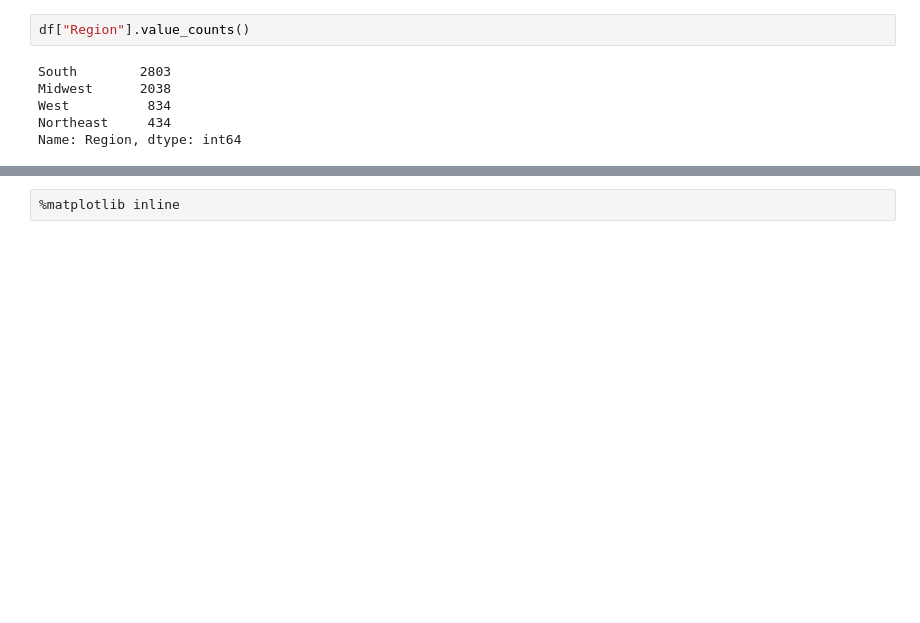
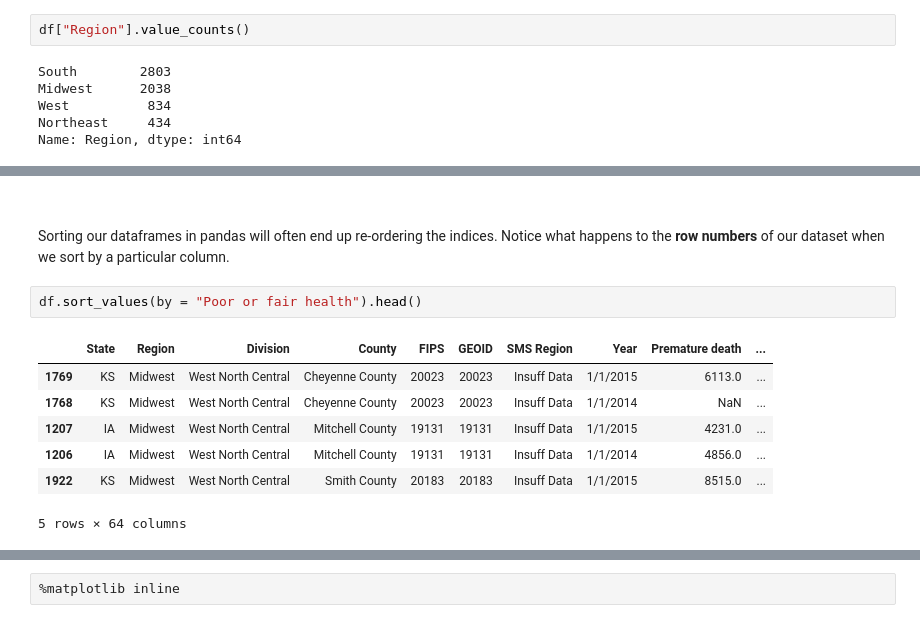
Before and after one commit to UNC-Libraries-data/Python, a Jupyter notebook: Jupyter/Pandas.ipynb, the cells around one changed output, grey strips where cells are left out. Saved outputs shown, nothing was run; the diff lists cells and outputs as text; blank space fills up the shorter version.

Commit message:
pandas updates

```diff
--- a/Jupyter/Pandas.ipynb
+++ b/Jupyter/Pandas.ipynb
@@ -172,0 +287,14 @@ df[df["State"]=="RI"]
+# %% [markdown]
+&nbsp;
+
+Sorting our dataframes in pandas will often end up re-ordering the indices. Notice what happens to the **row numbers** of our dataset when we sort by a particular column.
+# %%
+df.sort_values(by = "Poor or fair health").head()
+# %% [output]
+|  | State | Region | Division | County | FIPS | GEOID | SMS Region | Year | Premature death | ... |
+| 1769 | KS | Midwest | West North Central | Cheyenne County | 20023 | 20023 | Insuff Data | 1/1/2015 | 6113.0 | ... |
+| 1768 | KS | Midwest | West North Central | Cheyenne County | 20023 | 20023 | Insuff Data | 1/1/2014 | NaN | ... |
+| 1207 | IA | Midwest | West North Central | Mitchell County | 19131 | 19131 | Insuff Data | 1/1/2015 | 4231.0 | ... |
+| 1206 | IA | Midwest | West North Central | Mitchell County | 19131 | 19131 | Insuff Data | 1/1/2014 | 4856.0 | ... |
+| 1922 | KS | Midwest | West North Central | Smith County | 20183 | 20183 | Insuff Data | 1/1/2015 | 8515.0 | ... |
+5 rows × 64 columns
```
Also changed, not shown: parts of 67 cells of this notebook, 6 other files.
